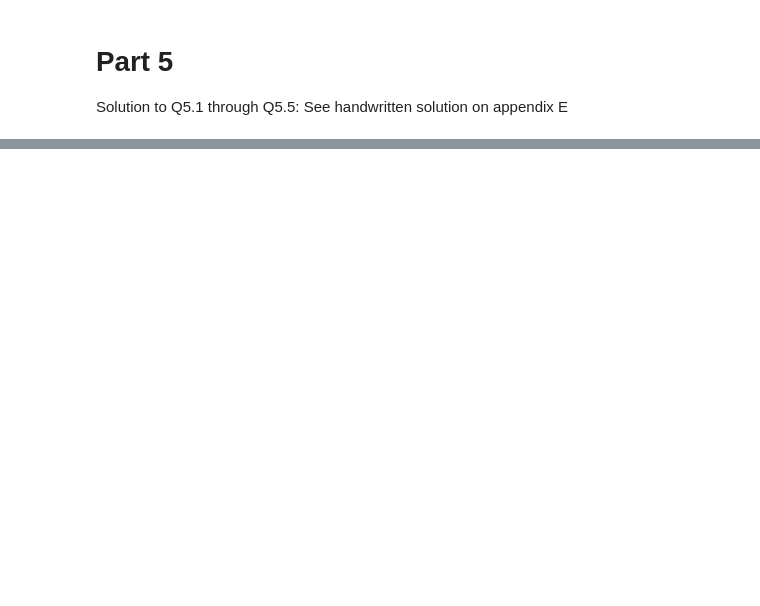
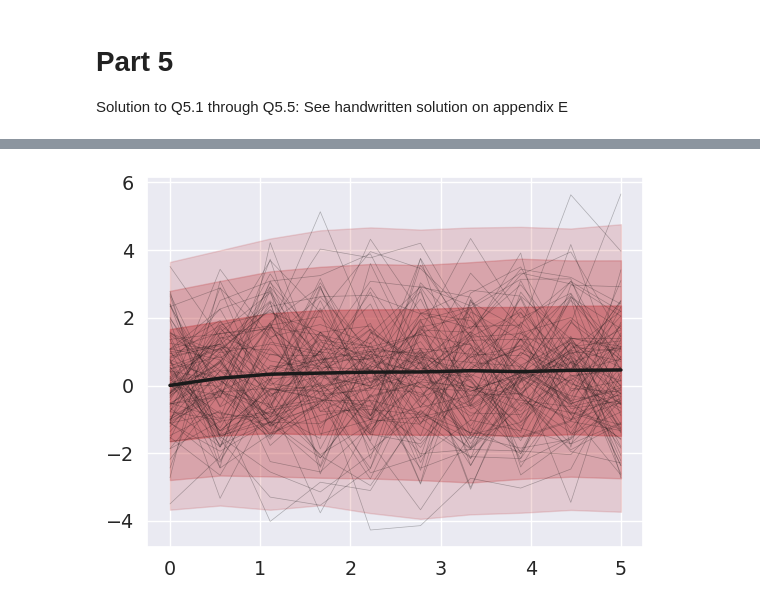
Before and after one commit to Dolphus2/BayesianML, a Jupyter notebook: exam/prep/exam_2025R_prep.ipynb, the cells around one changed output, grey strips where cells are left out. Cells and saved outputs as stored; diff of their text form; code cells hidden in the pictures; blank space fills up the shorter version.

```diff
--- a/exam/prep/exam_2025R_prep.ipynb
+++ b/exam/prep/exam_2025R_prep.ipynb
@@ -157,0 +259,11 @@ Solution to Q5.1 through Q5.5: See handwritten solution on appendix E
+# %%
+from bayesian import plot_predictions
+x_stars = jnp.linspace(0, 5, 10)
+fs = jnp.array([[f(theta, x_star) for theta in thetas] for x_star in x_stars]).T
+eps = random.normal(key, fs.shape) * jnp.sqrt(sigma2)
+y_stars = fs + eps
+# %%
+fig, ax = plt.subplots(1, 1)
+plot_predictions(ax, x_stars, y_stars) # Behaves more or less the same over the x domain for this very simple posterior.
+# %% [output]
+[figure, added]
```
Also changed, not shown: parts of 8 cells of this notebook, 2 other files.
